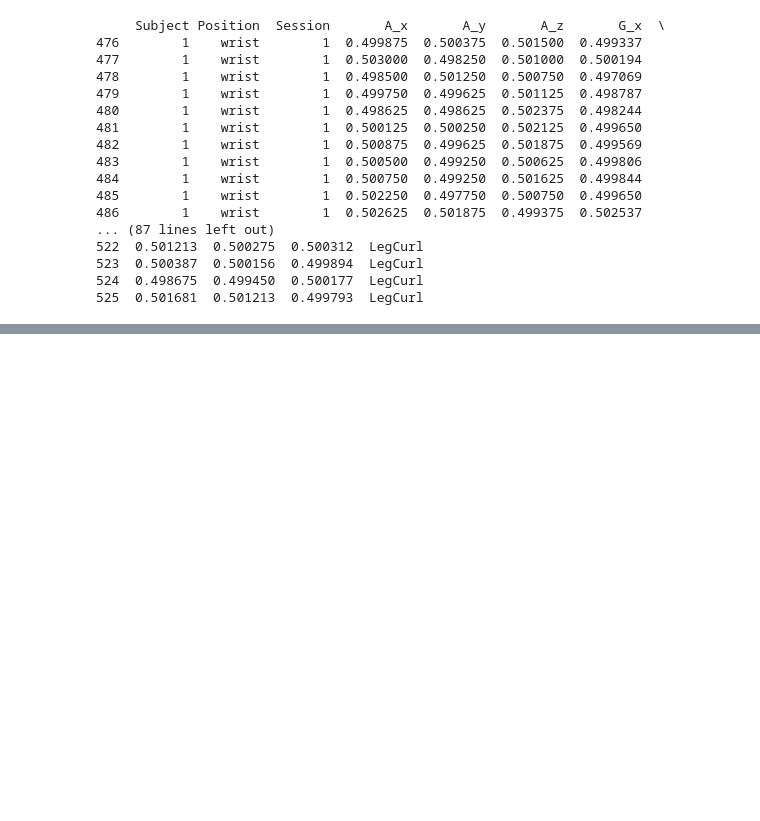
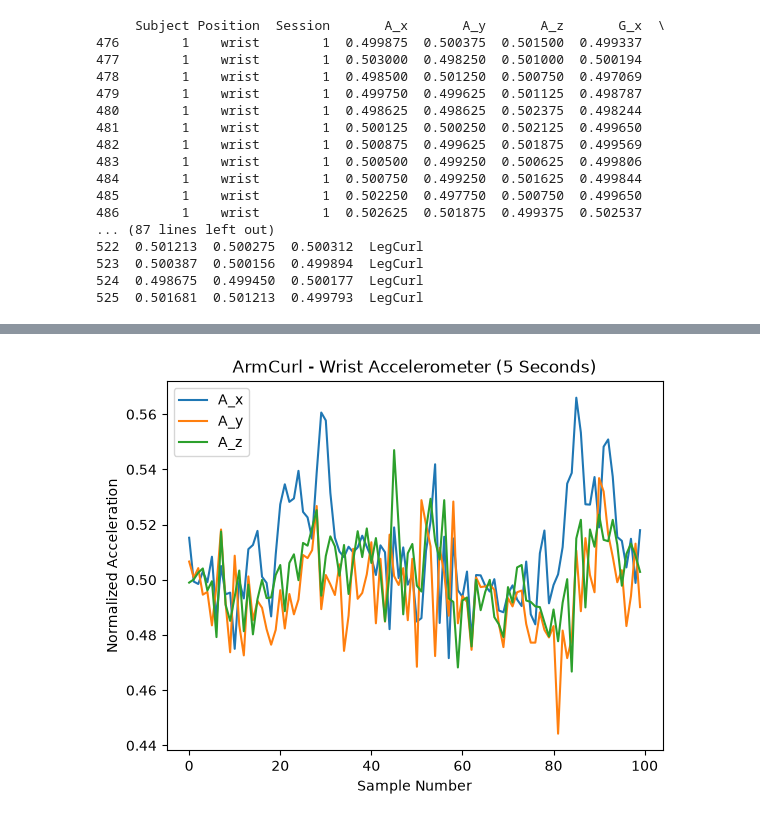
Before and after one commit to Shameer-R/RepSense, a Jupyter notebook: exploration.ipynb, the cells around one changed output, grey strips where cells are left out. Cells and saved outputs as stored; diff of their text form; code cells hidden in the pictures; blank space fills up the shorter version.

Commit message:
docs: document dataset exploration and sensor visualizations

```diff
--- a/exploration.ipynb
+++ b/exploration.ipynb
@@ -227,0 +254,7 @@ print(filtered_df.head(50))
+# %%
+filtered_df = df[(df['Subject'] == 1)
+                 & (df['Session'] == 1)
+                 & (df['Position'] == 'wrist')
+                 & (df['Workout'] == 'ArmCurl')]
+
+print(filtered_df.head())
@@ -227,0 +275,13 @@ print(filtered_df.head(50))
+# %%
+plt.plot(range(100), filtered_df['A_x'].head(100), label="A_x")
+plt.plot(range(100), filtered_df['A_y'].head(100), label="A_y")
+plt.plot(range(100), filtered_df['A_z'].head(100), label="A_z")
+
+plt.xlabel("Sample Number")
+plt.ylabel("Normalized Acceleration")
+
+plt.title("ArmCurl - Wrist Accelerometer (5 Seconds)")
+plt.legend()
+plt.show()
+# %% [output]
+[figure, added]
```
Also changed, not shown: parts of 7 cells of this notebook.
